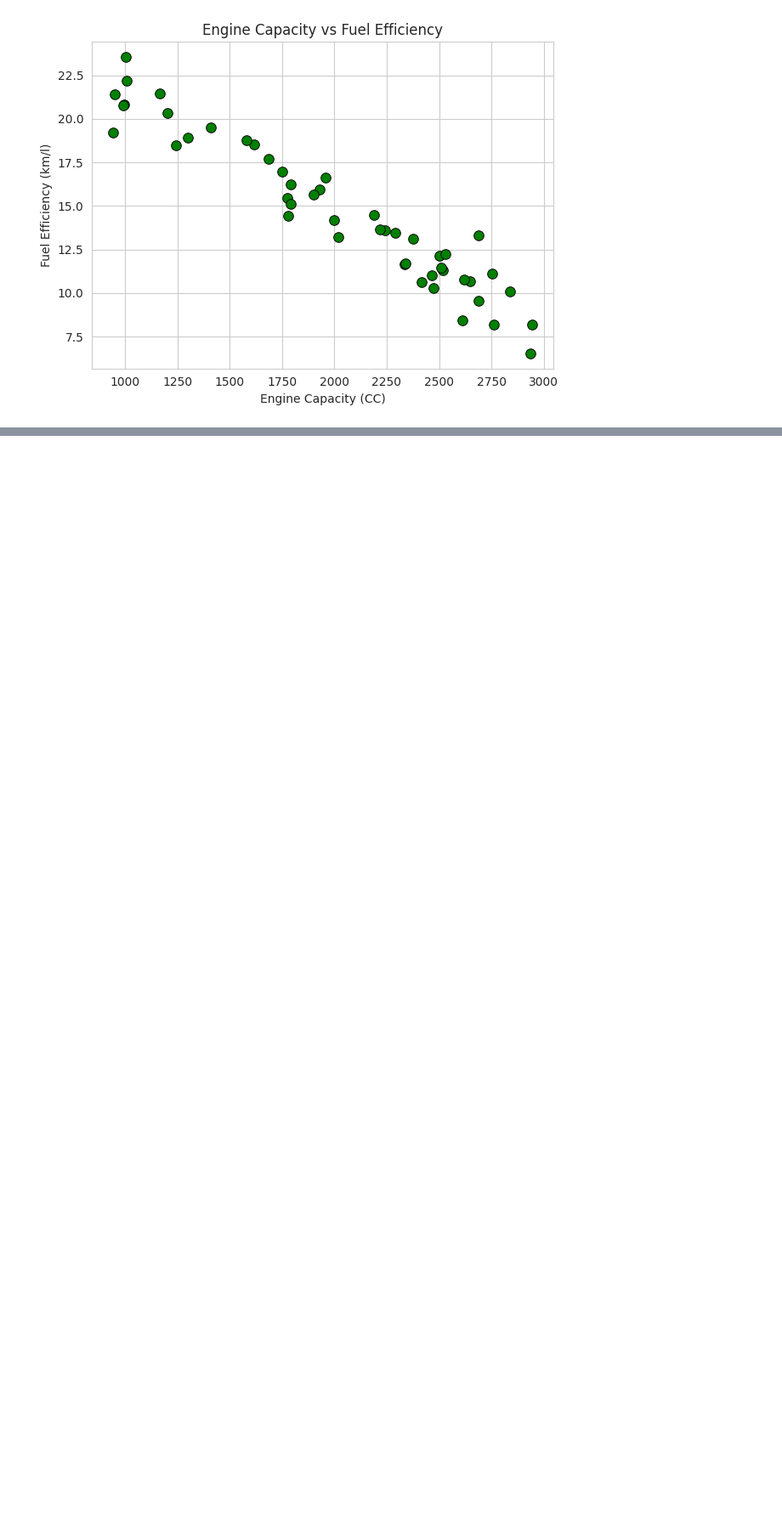
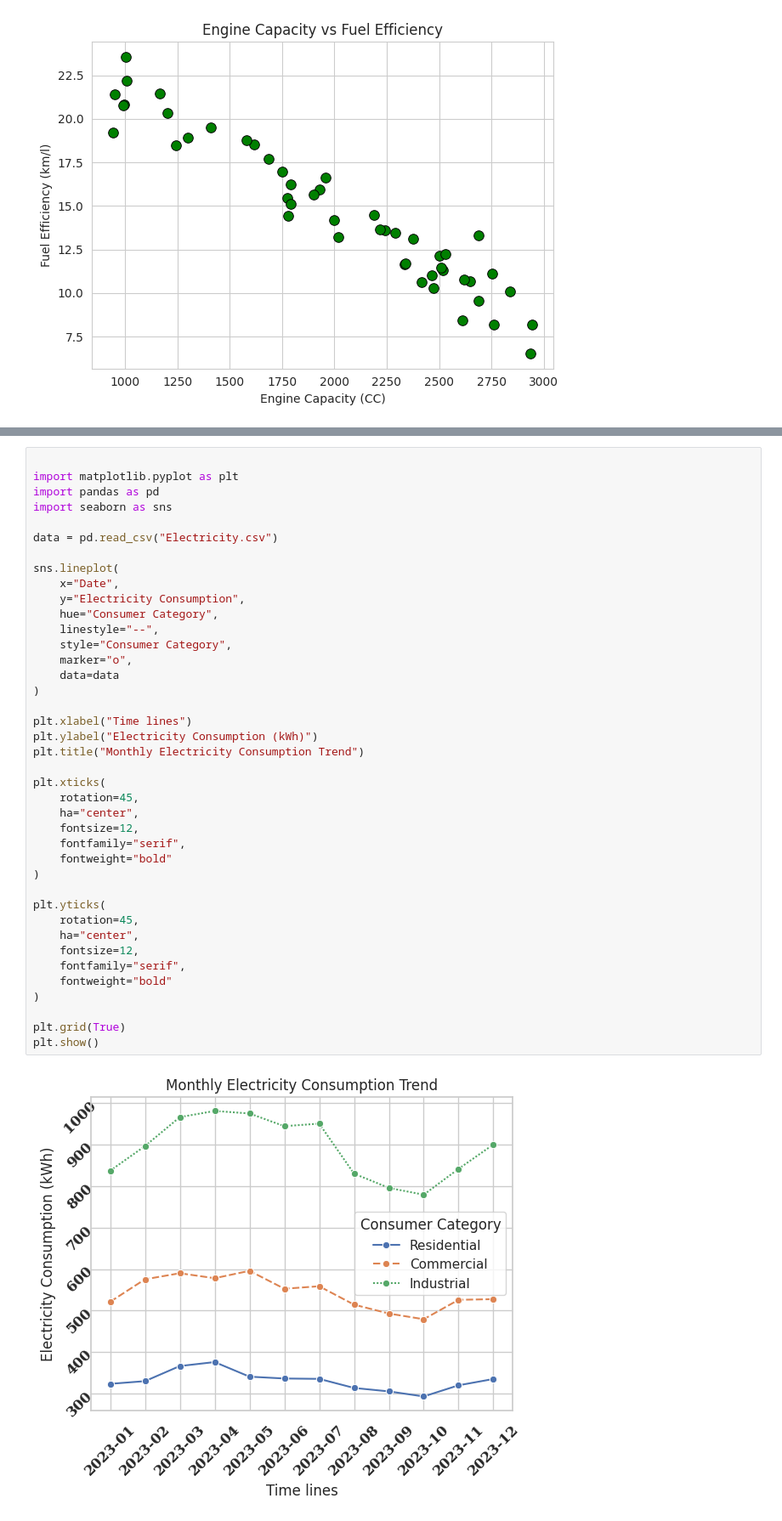
Before and after one commit to harshad8848-ux/Stock_Market, a Jupyter notebook: Untitled0.ipynb, the cells around one changed output, grey strips where cells are left out. Shown at 85% size. Saved outputs shown, nothing was run; the diff lists cells and outputs as text; blank space fills up the shorter version.

```diff
--- a/Untitled0.ipynb
+++ b/Untitled0.ipynb
@@ -81,0 +207,42 @@ plt.show()
+# %%
+
+import matplotlib.pyplot as plt
+import pandas as pd
+import seaborn as sns
+
+data = pd.read_csv("Electricity.csv")
+
+sns.lineplot(
+    x="Date",
+    y="Electricity Consumption",
+    hue="Consumer Category",
+    linestyle="--",
+    style="Consumer Category",
+    marker="o",
+    data=data
+)
+
+plt.xlabel("Time lines")
+plt.ylabel("Electricity Consumption (kWh)")
+plt.title("Monthly Electricity Consumption Trend")
+
+plt.xticks(
+    rotation=45,
+    ha="center",
+    fontsize=12,
+    fontfamily="serif",
+    fontweight="bold"
+)
+
+plt.yticks(
+    rotation=45,
+    ha="center",
+    fontsize=12,
+    fontfamily="serif",
+    fontweight="bold"
+)
+
+plt.grid(True)
+plt.show()
+# %% [output]
+[figure, added]
```
Also changed, not shown: parts of 3 cells of this notebook.
